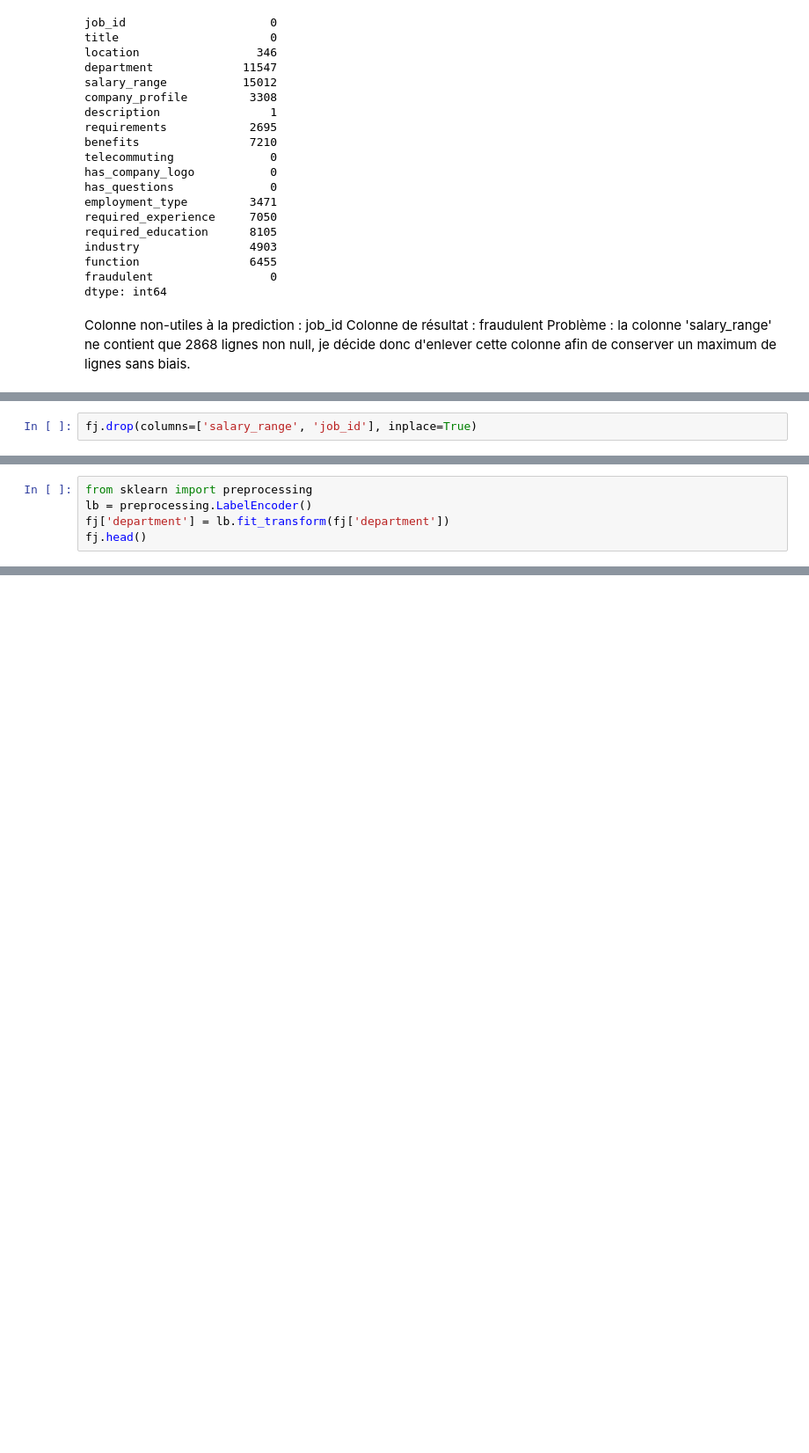
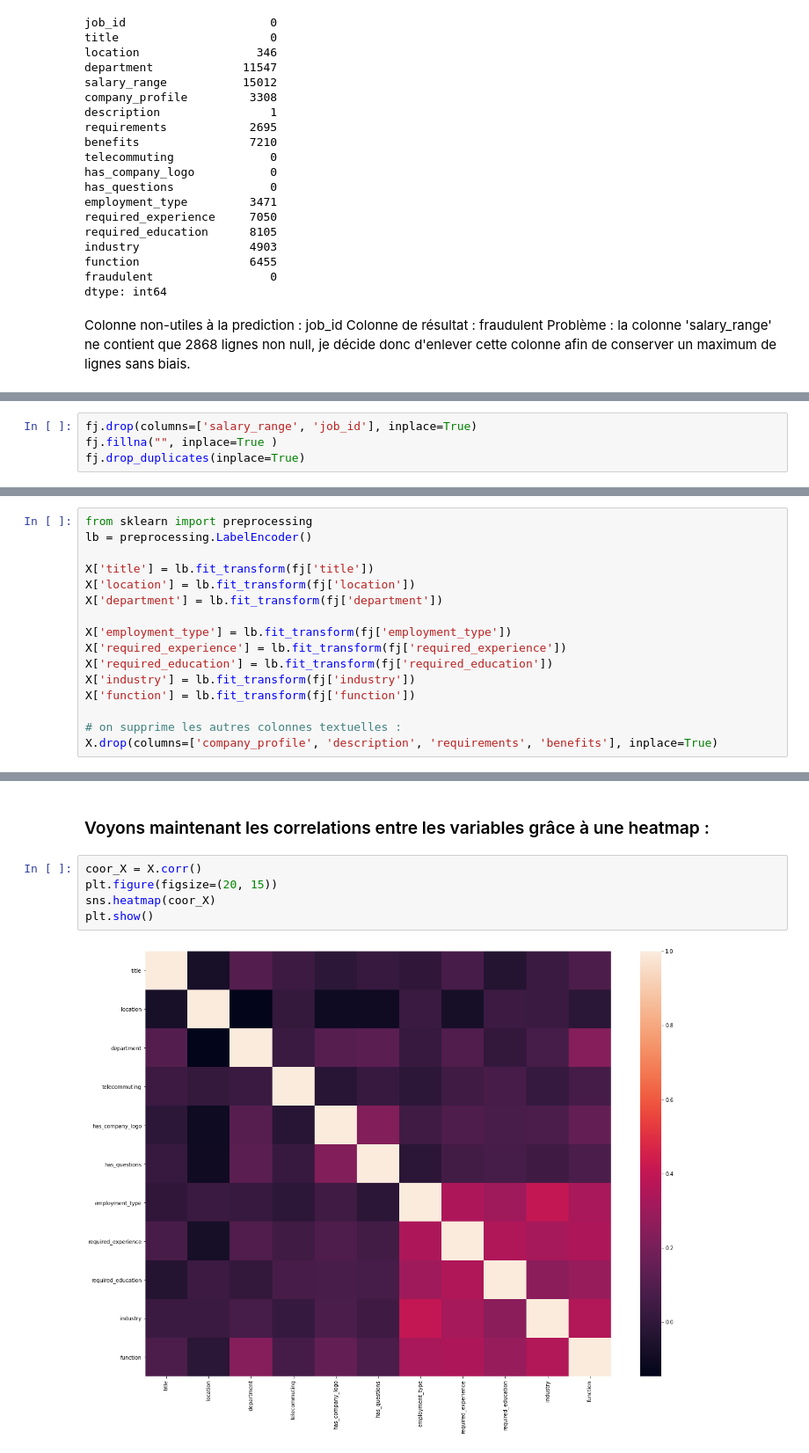
Before and after one commit to Guillaume-Lazaro/Projet_machine_learning, a Jupyter notebook: fake_jobs.ipynb, the cells around one changed output, grey strips where cells are left out. Shown: that part at 88% size. Drawn from its saved outputs; the diff is of its cells as text; blank space fills up the shorter version.

```diff
--- a/fake_jobs.ipynb
+++ b/fake_jobs.ipynb
@@ -57,2 +59,4 @@ Problème : la colonne 'salary_range' ne contient que 2868 lignes non null, je d
 # %%
 fj.drop(columns=['salary_range', 'job_id'], inplace=True)
+fj.fillna("", inplace=True )
+fj.drop_duplicates(inplace=True)
@@ -102,5 +100,0 @@ X
-# %%
-from sklearn import preprocessing
-lb = preprocessing.LabelEncoder()
-fj['department'] = lb.fit_transform(fj['department'])
-fj.head()
@@ -128,0 +104,16 @@ Name: department, Length: 17880, dtype: int64>
+# %%
+from sklearn import preprocessing
+lb = preprocessing.LabelEncoder()
+
+X['title'] = lb.fit_transform(fj['title'])
+X['location'] = lb.fit_transform(fj['location'])
+X['department'] = lb.fit_transform(fj['department'])
+
+X['employment_type'] = lb.fit_transform(fj['employment_type'])
+X['required_experience'] = lb.fit_transform(fj['required_experience'])
+X['required_education'] = lb.fit_transform(fj['required_education'])
+X['industry'] = lb.fit_transform(fj['industry'])
+X['function'] = lb.fit_transform(fj['function'])
+
+# on supprime les autres colonnes textuelles :
+X.drop(columns=['company_profile', 'description', 'requirements', 'benefits'], inplace=True)
@@ -128,0 +136,9 @@ Name: department, Length: 17880, dtype: int64>
+# %% [markdown]
+### Voyons maintenant les correlations entre les variables grâce à une heatmap :
+# %%
+coor_X = X.corr()
+plt.figure(figsize=(20, 15))
+sns.heatmap(coor_X)
+plt.show()
+# %% [output]
+[figure, added]
```
Also changed, not shown: parts of 43 cells of this notebook.
